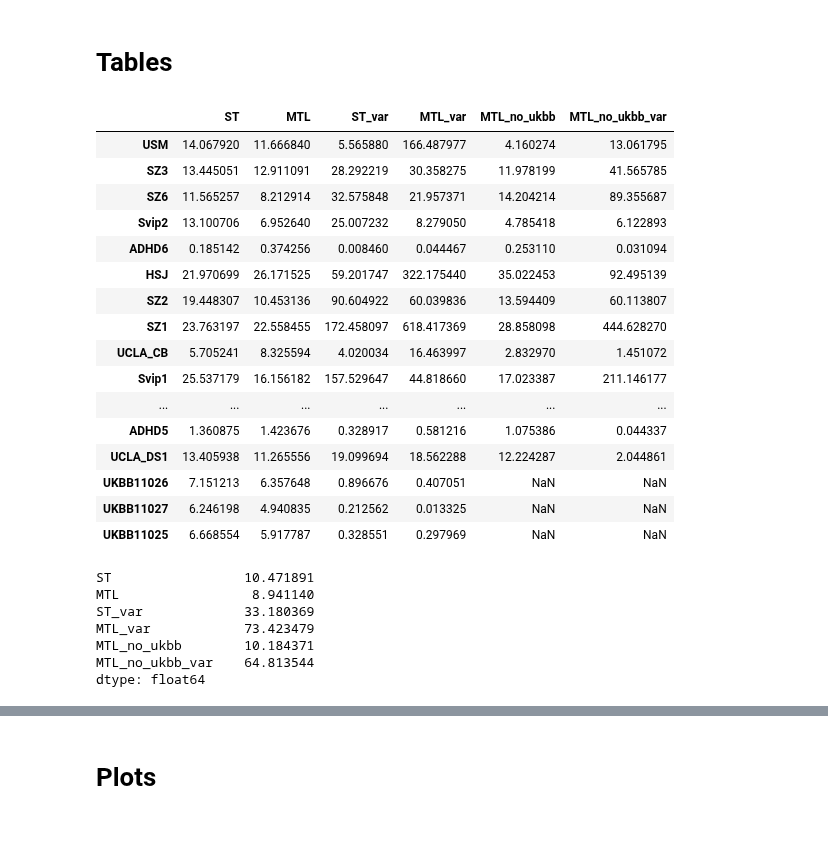
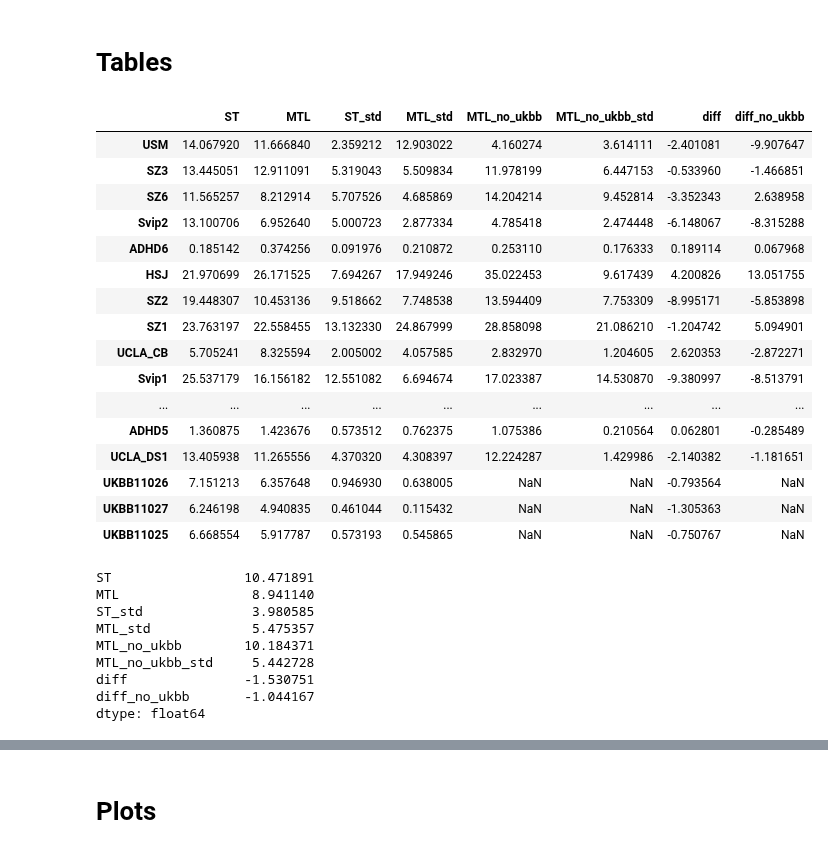
Before and after one commit to harveyaa/neuropsych_mtl, a Jupyter notebook: MTL/MTL_age_loss_plots.ipynb, the cells around one changed output, grey strips where cells are left out. Saved outputs shown, nothing was run; the diff lists cells and outputs as text; code cells hidden in the pictures.

```diff
--- a/MTL/MTL_age_loss_plots.ipynb
+++ b/MTL/MTL_age_loss_plots.ipynb
@@ -74,14 +128,14 @@ for fold in range(5):
 # %%
 # Single Task
 st_loss = []
-st_loss_var = []
+st_loss_std = []
 for site in sites:
     vals = [st_data[site][fold]['Loss/test'].iloc[-1] for fold in range(5)]
     st_loss.append(np.mean(vals))
-    st_loss_var.append(np.var(vals))
+    st_loss_std.append(np.std(vals))
 
 st_loss = pd.Series(st_loss,index=sites)
-st_loss_var = pd.Series(st_loss_var,index=sites)
+st_loss_std = pd.Series(st_loss_std,index=sites)
 # %%
 # Multi-task
 mtl_loss = []
@@ -90,7 +144,7 @@ for fold in range(4): # missing last fold
     df = df[df['level_1']=='Loss/test'].set_index('level_0')[99]
     mtl_loss.append(df)
 
-mtl_loss_var = pd.concat(mtl_loss,axis=1).var(axis=1)
+mtl_loss_std = pd.concat(mtl_loss,axis=1).std(axis=1)
 mtl_loss = pd.concat(mtl_loss,axis=1).mean(axis=1)
 # %%
 # Multi-task no UKBB
@@ -100,39 +154,43 @@ for fold in range(5):
     df = df[df['level_1']=='Loss/test'].set_index('level_0')[99]
     mtl_loss_no_ukbb.append(df)
 
-mtl_loss_no_ukbb_var = pd.concat(mtl_loss_no_ukbb,axis=1).var(axis=1)
+mtl_loss_no_ukbb_std = pd.concat(mtl_loss_no_ukbb,axis=1).std(axis=1)
 mtl_loss_no_ukbb = pd.concat(mtl_loss_no_ukbb,axis=1).mean(axis=1)
 # %% [markdown]
 # Tables
 # %%
-df = pd.concat([st_loss,mtl_loss,st_loss_var,mtl_loss_var,mtl_loss_no_ukbb,mtl_loss_no_ukbb_var],axis=1)
-df.columns = ['ST','MTL','ST_var','MTL_var','MTL_no_ukbb','MTL_no_ukbb_var']
+df = pd.concat([st_loss,mtl_loss,st_loss_std,mtl_loss_std,mtl_loss_no_ukbb,mtl_loss_no_ukbb_std],axis=1)
+df.columns = ['ST','MTL','ST_std','MTL_std','MTL_no_ukbb','MTL_no_ukbb_std']
+df['diff'] = df['MTL'] - df['ST']
+df['diff_no_ukbb'] = df['MTL_no_ukbb'] - df['ST']
 df
 # %% [output]
-|  | ST | MTL | ST_var | MTL_var | MTL_no_ukbb | MTL_no_ukbb_var |
-| USM | 14.067920 | 11.666840 | 5.565880 | 166.487977 | 4.160274 | 13.061795 |
-| SZ3 | 13.445051 | 12.911091 | 28.292219 | 30.358275 | 11.978199 | 41.565785 |
-| SZ6 | 11.565257 | 8.212914 | 32.575848 | 21.957371 | 14.204214 | 89.355687 |
-| Svip2 | 13.100706 | 6.952640 | 25.007232 | 8.279050 | 4.785418 | 6.122893 |
-| ADHD6 | 0.185142 | 0.374256 | 0.008460 | 0.044467 | 0.253110 | 0.031094 |
-| HSJ | 21.970699 | 26.171525 | 59.201747 | 322.175440 | 35.022453 | 92.495139 |
-| SZ2 | 19.448307 | 10.453136 | 90.604922 | 60.039836 | 13.594409 | 60.113807 |
-| SZ1 | 23.763197 | 22.558455 | 172.458097 | 618.417369 | 28.858098 | 444.628270 |
-| UCLA_CB | 5.705241 | 8.325594 | 4.020034 | 16.463997 | 2.832970 | 1.451072 |
-| Svip1 | 25.537179 | 16.156182 | 157.529647 | 44.818660 | 17.023387 | 211.146177 |
-| ... | ... | ... | ... | ... | ... | ... |
-| ADHD5 | 1.360875 | 1.423676 | 0.328917 | 0.581216 | 1.075386 | 0.044337 |
-| UCLA_DS1 | 13.405938 | 11.265556 | 19.099694 | 18.562288 | 12.224287 | 2.044861 |
-| UKBB11026 | 7.151213 | 6.357648 | 0.896676 | 0.407051 | NaN | NaN |
-| UKBB11027 | 6.246198 | 4.940835 | 0.212562 | 0.013325 | NaN | NaN |
-| UKBB11025 | 6.668554 | 5.917787 | 0.328551 | 0.297969 | NaN | NaN |
+|  | ST | MTL | ST_std | MTL_std | MTL_no_ukbb | MTL_no_ukbb_std | diff | diff_no_ukbb |
+| USM | 14.067920 | 11.666840 | 2.359212 | 12.903022 | 4.160274 | 3.614111 | -2.401081 | -9.907647 |
+| SZ3 | 13.445051 | 12.911091 | 5.319043 | 5.509834 | 11.978199 | 6.447153 | -0.533960 | -1.466851 |
+| SZ6 | 11.565257 | 8.212914 | 5.707526 | 4.685869 | 14.204214 | 9.452814 | -3.352343 | 2.638958 |
+| Svip2 | 13.100706 | 6.952640 | 5.000723 | 2.877334 | 4.785418 | 2.474448 | -6.148067 | -8.315288 |
+| ADHD6 | 0.185142 | 0.374256 | 0.091976 | 0.210872 | 0.253110 | 0.176333 | 0.189114 | 0.067968 |
+| HSJ | 21.970699 | 26.171525 | 7.694267 | 17.949246 | 35.022453 | 9.617439 | 4.200826 | 13.051755 |
+| SZ2 | 19.448307 | 10.453136 | 9.518662 | 7.748538 | 13.594409 | 7.753309 | -8.995171 | -5.853898 |
+| SZ1 | 23.763197 | 22.558455 | 13.132330 | 24.867999 | 28.858098 | 21.086210 | -1.204742 | 5.094901 |
+| UCLA_CB | 5.705241 | 8.325594 | 2.005002 | 4.057585 | 2.832970 | 1.204605 | 2.620353 | -2.872271 |
+| Svip1 | 25.537179 | 16.156182 | 12.551082 | 6.694674 | 17.023387 | 14.530870 | -9.380997 | -8.513791 |
+| ... | ... | ... | ... | ... | ... | ... | ... | ... |
+| ADHD5 | 1.360875 | 1.423676 | 0.573512 | 0.762375 | 1.075386 | 0.210564 | 0.062801 | -0.285489 |
+| UCLA_DS1 | 13.405938 | 11.265556 | 4.370320 | 4.308397 | 12.224287 | 1.429986 | -2.140382 | -1.181651 |
+| UKBB11026 | 7.151213 | 6.357648 | 0.946930 | 0.638005 | NaN | NaN | -0.793564 | NaN |
+| UKBB11027 | 6.246198 | 4.940835 | 0.461044 | 0.115432 | NaN | NaN | -1.305363 | NaN |
+| UKBB11025 | 6.668554 | 5.917787 | 0.573193 | 0.545865 | NaN | NaN | -0.750767 | NaN |
 # %%
 df.mean()
 # %% [output]
 ST                 10.471891
 MTL                 8.941140
-ST_var             33.180369
-MTL_var            73.423479
+ST_std              3.980585
+MTL_std             5.475357
 MTL_no_ukbb        10.184371
-MTL_no_ukbb_var    64.813544
+MTL_no_ukbb_std     5.442728
+diff               -1.530751
+diff_no_ukbb       -1.044167
 dtype: float64
```
Also changed, not shown: parts of 9 cells of this notebook, 1 other file.
